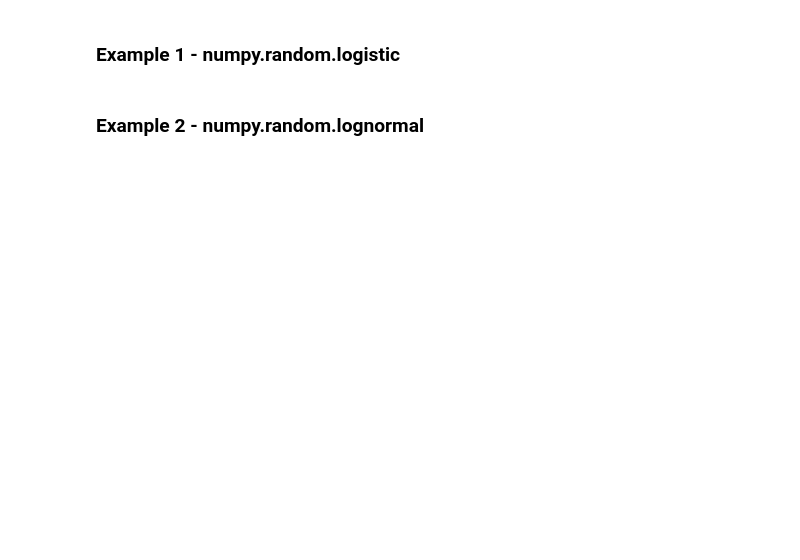
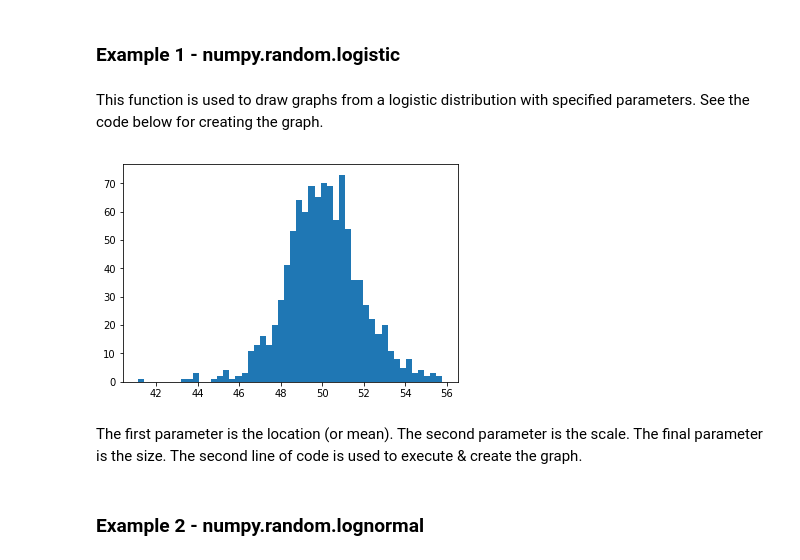
Before and after one commit to Raftery93/EmergingTechnologies, a Jupyter notebook: numpy-random.ipynb, the cells around one changed output. Saved outputs shown, nothing was run; the diff lists cells and outputs as text; code cells hidden in the pictures; blank space fills up the shorter version.

Commit message:
Distributions complete

```diff
--- a/numpy-random.ipynb
+++ b/numpy-random.ipynb
@@ -165,4 +171,13 @@ array([[ 5,  6,  7,  8,  9],
 # %% [markdown]
 ### Example 1 - numpy.random.logistic
+# %% [markdown]
+This function is used to draw graphs from a logistic distribution with specified parameters. See the code below for creating the graph.
+# %%
+s = np.random.logistic(50, 1, 1000)
+count, bins, ignored = plt.hist(s, bins=50)
+# %% [output]
+[figure, added]
+# %% [markdown]
+The first parameter is the location (or mean). The second parameter is the scale. The final parameter is the size. The second line of code is used to execute & create the graph.
 # %% [markdown]
 ### Example 2 - numpy.random.lognormal
```
Also changed, not shown: parts of 11 cells of this notebook.
